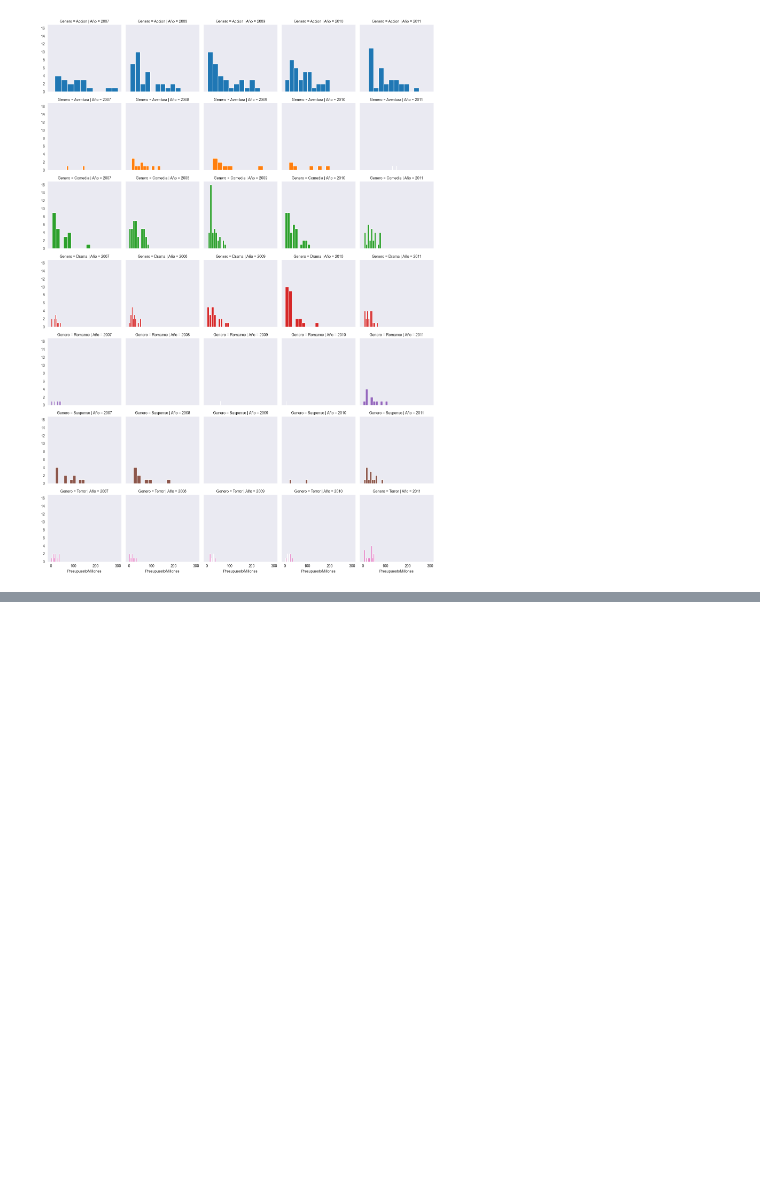
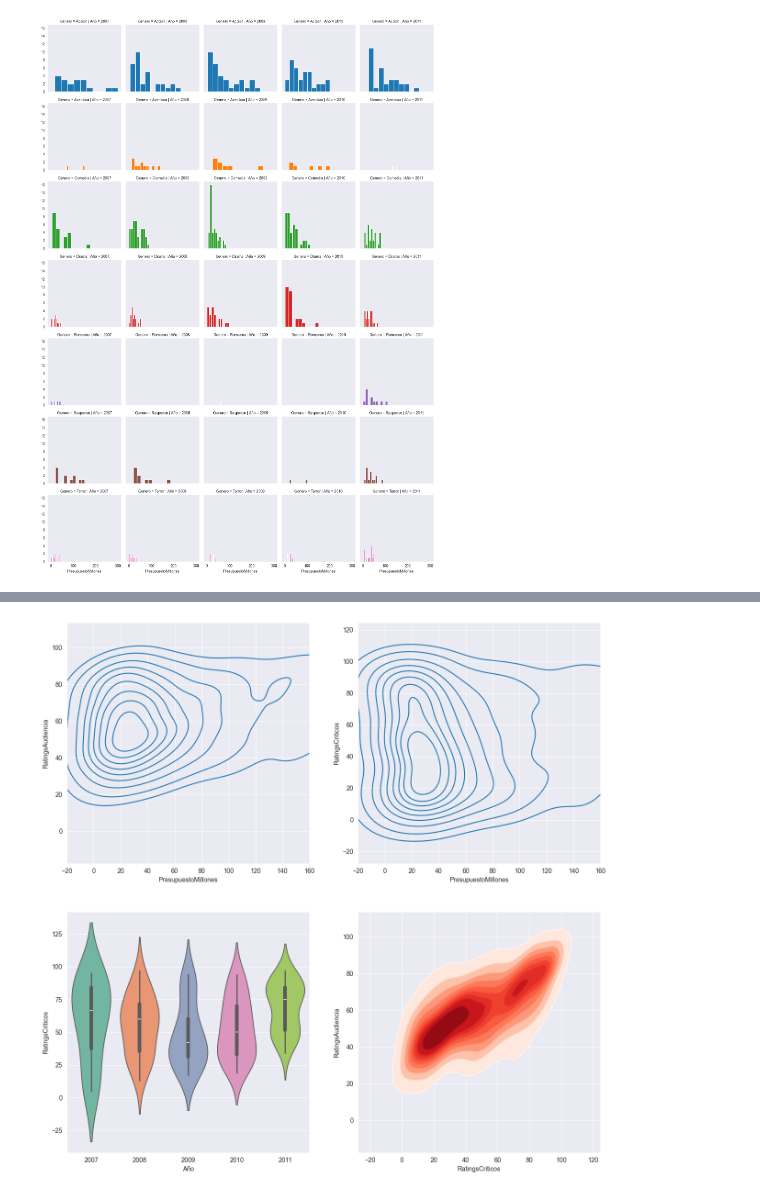
Before and after one commit to Marru73/Ejercicios-Python, a Jupyter notebook: CERTIFICADO IBM/Data_Science.ipynb, the cells around one changed output, grey strips where cells are left out. Saved outputs shown, nothing was run; the diff lists cells and outputs as text; code cells hidden in the pictures; blank space fills up the shorter version.

```diff
--- a/CERTIFICADO IBM/Data_Science.ipynb
+++ b/CERTIFICADO IBM/Data_Science.ipynb
@@ -967,0 +990,22 @@ g = g.map(plt.scatter, 'RatingsCriticos', 'RatingsAudiencia', **kws)
+# %%
+sns.set_style('darkgrid')
+f, axes = plt.subplots(2,2, figsize=(15,15))
+
+k1 = sns.kdeplot(x=peliculas.PresupuestoMillones, y=peliculas.RatingsAudiencia, ax=axes[0,0])
+
+k2 = sns.kdeplot(x=peliculas.PresupuestoMillones, y=peliculas.RatingsCriticos, ax=axes[0,1])
+
+z = sns.violinplot(data=peliculas[peliculas.Genero=='Drama'], x='Año', y='RatingsCriticos', palette=('Set2'), ax=axes[1,0])
+
+k4 = sns.kdeplot(x=peliculas.RatingsCriticos, y=peliculas.RatingsAudiencia, \
+                shade=True, shade_lowest=False, cmap='Reds', ax=axes[1,1])
+k4b = sns.kdeplot(x=peliculas.RatingsCriticos, y=peliculas.RatingsAudiencia, \
+                cmap='Reds', ax=axes[1,1])
+
+#axes[1,1].hist(peliculas.RatingsAudiencia, bins=15)
+
+k1.set(xlim=(-20, 160))
+k2.set(xlim=(-20, 160))
+plt.show()
+# %% [output]
+[figure, added]
```
Also changed, not shown: parts of 8 cells of this notebook.
